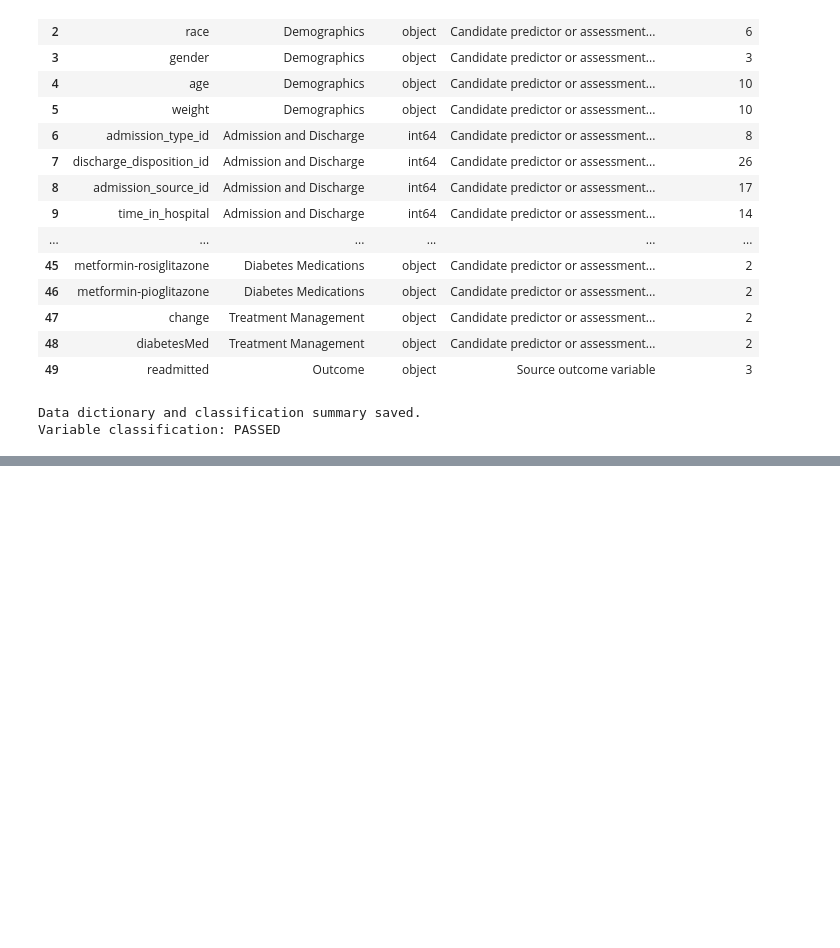
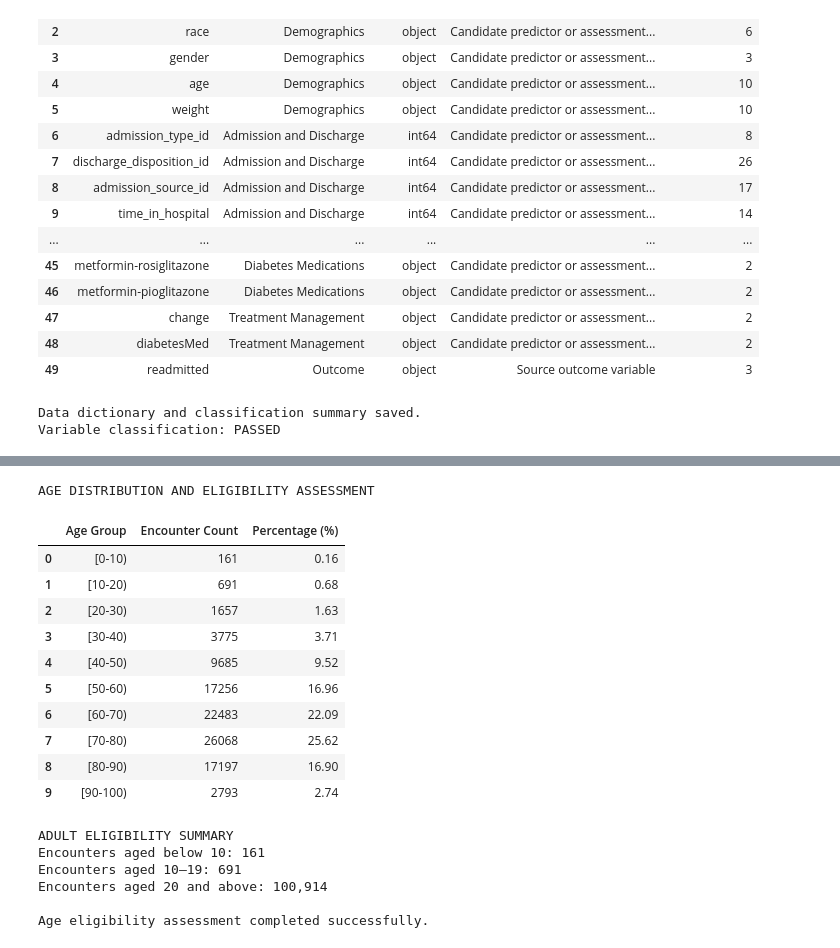
Before and after one commit to drsam-israel/HAT-DSP-MIVA-MIT-AI-MASTER-CAPSTONE, a Jupyter notebook: HAT_DSP_MIVA_MIT_AI_MASTER_CAPSTONE.ipynb, the cells around one changed output, grey strips where cells are left out. Drawn from its saved outputs; the diff is of its cells as text; code cells hidden in the pictures; blank space fills up the shorter version.

Commit message:
Complete Stage 2: Clinical cohort definition, eligibility assessment, and binary outcome specification

```diff
--- a/HAT_DSP_MIVA_MIT_AI_MASTER_CAPSTONE.ipynb
+++ b/HAT_DSP_MIVA_MIT_AI_MASTER_CAPSTONE.ipynb
@@ -1178,0 +1193,76 @@ Variable classification: PASSED
+# %%
+
+# Examine the original age distribution
+
+age_summary = (
+    df_raw["age"]
+    .value_counts()
+    .sort_index()
+    .rename_axis("Age Group")
+    .reset_index(name="Encounter Count")
+)
+
+# Calculate percentage distribution
+age_summary["Percentage (%)"] = (
+    age_summary["Encounter Count"] / len(df_raw) * 100
+).round(2)
+
+# Display age distribution
+print("AGE DISTRIBUTION AND ELIGIBILITY ASSESSMENT")
+display(age_summary)
+
+# Examine age categories relevant to adult eligibility
+under_10 = int(
+    (df_raw["age"] == "[0-10)").sum()
+)
+
+age_10_to_19 = int(
+    (df_raw["age"] == "[10-20)").sum()
+)
+
+age_20_and_above = int(
+    df_raw["age"].isin([
+        "[20-30)", "[30-40)", "[40-50)",
+        "[50-60)", "[60-70)", "[70-80)",
+        "[80-90)", "[90-100)"
+    ]).sum()
+)
+
+# Verify age category coverage
+assert (
+    under_10 + age_10_to_19 + age_20_and_above
+    == len(df_raw)
+), "Unexpected age categories detected."
+
+print("\nADULT ELIGIBILITY SUMMARY")
+print(f"Encounters aged below 10: {under_10:,}")
+print(f"Encounters aged 10–19: {age_10_to_19:,}")
+print(f"Encounters aged 20 and above: {age_20_and_above:,}")
+
+# Save age assessment summary
+age_summary.to_csv(
+    DRIVE_PROJECT_DIR / "05_evaluation" /
+    "age_eligibility_assessment.csv",
+    index=False
+)
+
+print("\nAge eligibility assessment completed successfully.")
+# %% [output]
+AGE DISTRIBUTION AND ELIGIBILITY ASSESSMENT
+|  | Age Group | Encounter Count | Percentage (%) |
+| 0 | [0-10) | 161 | 0.16 |
+| 1 | [10-20) | 691 | 0.68 |
+| 2 | [20-30) | 1657 | 1.63 |
+| 3 | [30-40) | 3775 | 3.71 |
+| 4 | [40-50) | 9685 | 9.52 |
+| 5 | [50-60) | 17256 | 16.96 |
+| 6 | [60-70) | 22483 | 22.09 |
+| 7 | [70-80) | 26068 | 25.62 |
+| 8 | [80-90) | 17197 | 16.90 |
+| 9 | [90-100) | 2793 | 2.74 |
+ADULT ELIGIBILITY SUMMARY
+Encounters aged below 10: 161
+Encounters aged 10–19: 691
+Encounters aged 20 and above: 100,914
+
+Age eligibility assessment completed successfully.
```
Also changed, not shown: parts of 11 cells of this notebook.
